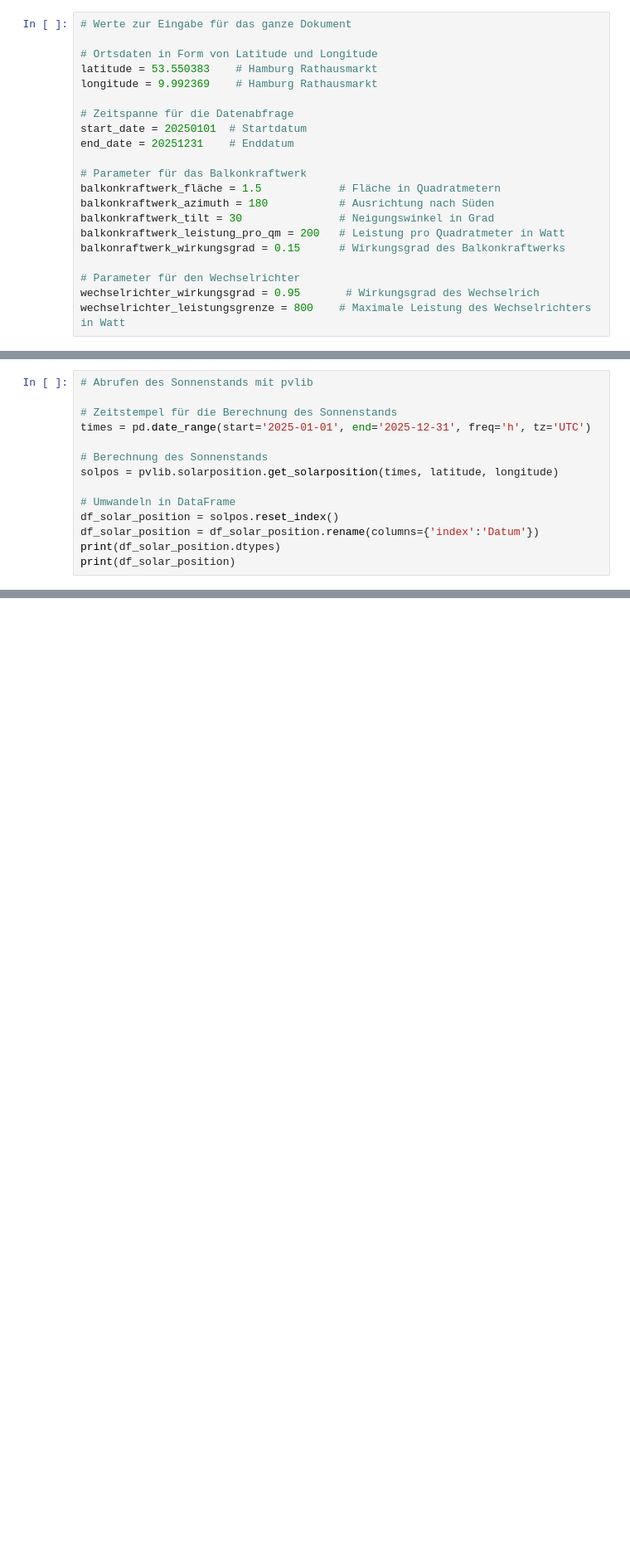
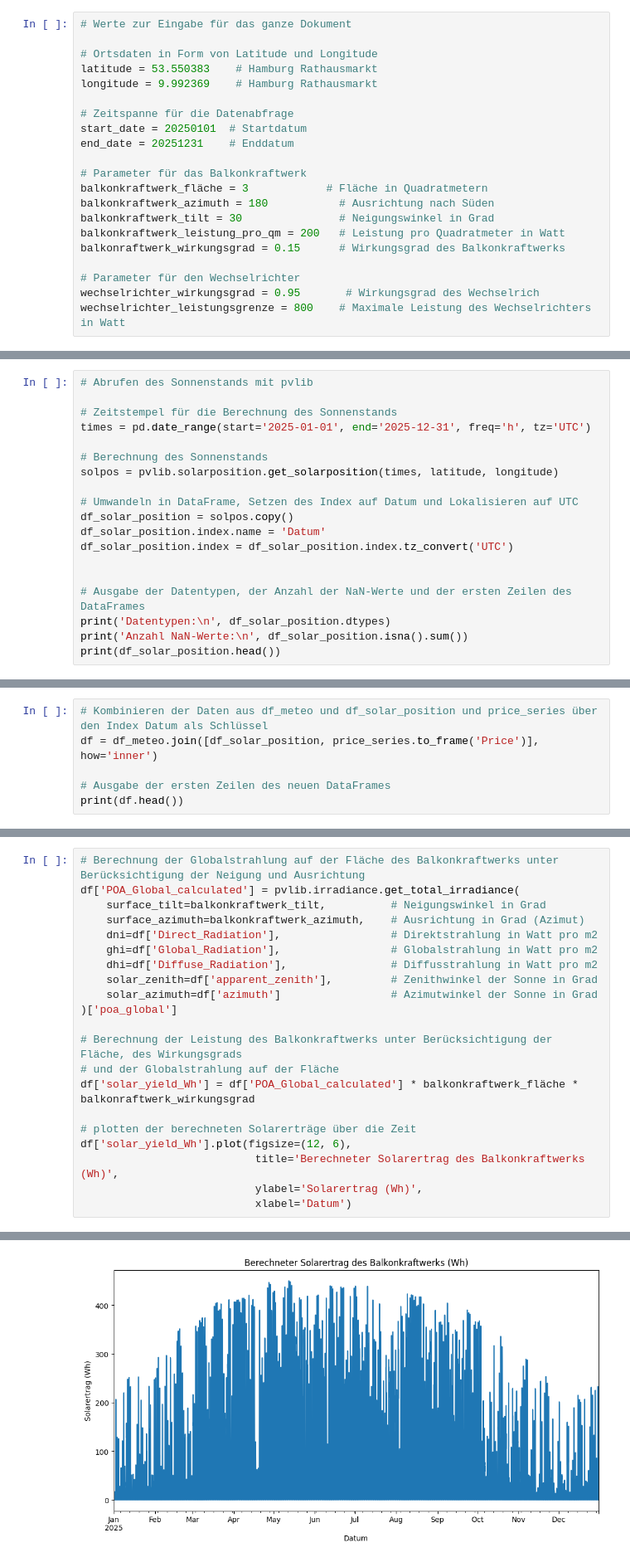
Before and after one commit to tomku44/Stackfuel-DPP, a Jupyter notebook: notebooks/Balkonkraftwerk neuy.ipynb, the cells around one changed output, grey strips where cells are left out. Shown at 83% size. Saved outputs shown, nothing was run; the diff lists cells and outputs as text; blank space fills up the shorter version.

Commit message:
Berechnungen der Einstrahlung auf geneigte Fläche sowie Solarertrag in Wh hinzugefügt. Plus Anpassungen in den Datenabrufen

```diff
--- a/notebooks/Balkonkraftwerk neuy.ipynb
+++ b/notebooks/Balkonkraftwerk neuy.ipynb
@@ -21,7 +22,7 @@ start_date = 20250101  # Startdatum
 end_date = 20251231    # Enddatum
 
 # Parameter für das Balkonkraftwerk
-balkonkraftwerk_fläche = 1.5            # Fläche in Quadratmetern
+balkonkraftwerk_fläche = 3            # Fläche in Quadratmetern
 balkonkraftwerk_azimuth = 180           # Ausrichtung nach Süden
 balkonkraftwerk_tilt = 30               # Neigungswinkel in Grad
 balkonkraftwerk_leistung_pro_qm = 200   # Leistung pro Quadratmeter in Watt
@@ -143,9 +148,14 @@ times = pd.date_range(start='2025-01-01', end='2025-12-31', freq='h', tz='UTC')
 # Berechnung des Sonnenstands
 solpos = pvlib.solarposition.get_solarposition(times, latitude, longitude)
 
-# Umwandeln in DataFrame
-df_solar_position = solpos.reset_index()
-df_solar_position = df_solar_position.rename(columns={'index':'Datum'})
-print(df_solar_position.dtypes)
-print(df_solar_position)
+# Umwandeln in DataFrame, Setzen des Index auf Datum und Lokalisieren auf UTC
+df_solar_position = solpos.copy()
+df_solar_position.index.name = 'Datum'
+df_solar_position.index = df_solar_position.index.tz_convert('UTC')
+
+
+# Ausgabe der Datentypen, der Anzahl der NaN-Werte und der ersten Zeilen des DataFrames
+print('Datentypen:\n', df_solar_position.dtypes)
+print('Anzahl NaN-Werte:\n', df_solar_position.isna().sum())
+print(df_solar_position.head())
 # %% [output]
@@ -168,0 +179,6 @@ dtype: object
+# %%
+# Kombinieren der Daten aus df_meteo und df_solar_position und price_series über den Index Datum als Schlüssel
+df = df_meteo.join([df_solar_position, price_series.to_frame('Price')], how='inner')
+
+# Ausgabe der ersten Zeilen des neuen DataFrames
+print(df.head())
@@ -168,0 +203,22 @@ dtype: object
+# %%
+# Berechnung der Globalstrahlung auf der Fläche des Balkonkraftwerks unter Berücksichtigung der Neigung und Ausrichtung
+df['POA_Global_calculated'] = pvlib.irradiance.get_total_irradiance(
+    surface_tilt=balkonkraftwerk_tilt,          # Neigungswinkel in Grad
+    surface_azimuth=balkonkraftwerk_azimuth,    # Ausrichtung in Grad (Azimut)
+    dni=df['Direct_Radiation'],                 # Direktstrahlung in Watt pro m2
+    ghi=df['Global_Radiation'],                 # Globalstrahlung in Watt pro m2
+    dhi=df['Diffuse_Radiation'],                # Diffusstrahlung in Watt pro m2
+    solar_zenith=df['apparent_zenith'],         # Zenithwinkel der Sonne in Grad
+    solar_azimuth=df['azimuth']                 # Azimutwinkel der Sonne in Grad
+)['poa_global']
+
+# Berechnung der Leistung des Balkonkraftwerks unter Berücksichtigung der Fläche, des Wirkungsgrads
+# und der Globalstrahlung auf der Fläche
+df['solar_yield_Wh'] = df['POA_Global_calculated'] * balkonkraftwerk_fläche * balkonraftwerk_wirkungsgrad
+
+# plotten der berechneten Solarerträge über die Zeit
+df['solar_yield_Wh'].plot(figsize=(12, 6),
+                           title='Berechneter Solarertrag des Balkonkraftwerks (Wh)',
+                           ylabel='Solarertrag (Wh)',
+                           xlabel='Datum')
+# %% [output]
@@ -168,0 +226 @@ dtype: object
+[figure, added]
```
Also changed, not shown: parts of 6 cells of this notebook.
